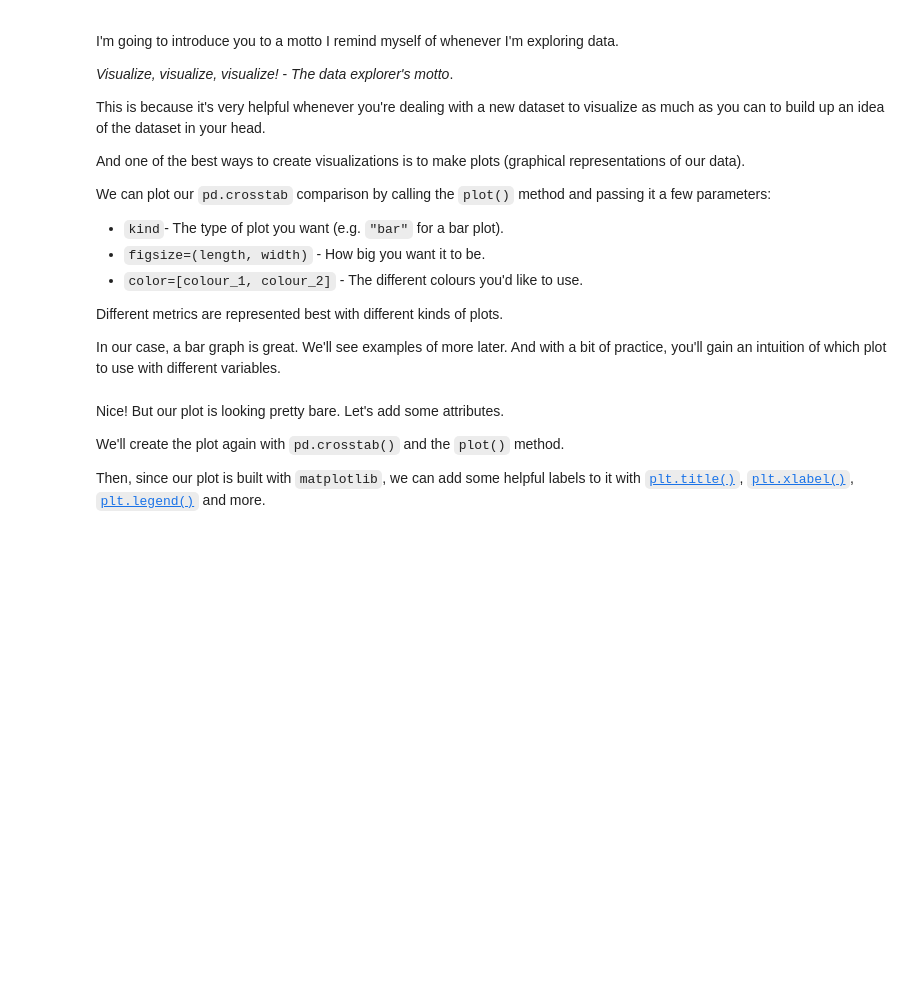
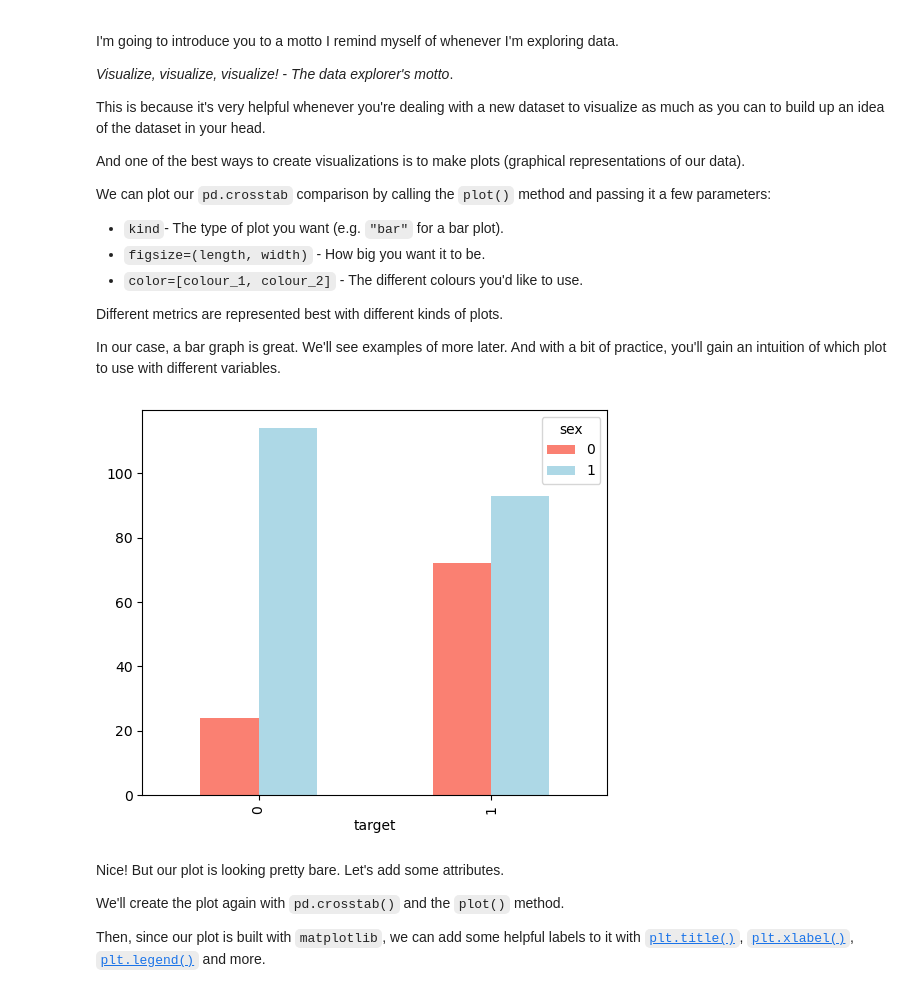
Before and after one commit to Eleanor-git/Hear-Disease-Classification, a Jupyter notebook: end-to-end-heart-disease-classification.ipynb, the cells around one changed output. Drawn from its saved outputs; the diff is of its cells as text; code cells hidden in the pictures; blank space fills up the shorter version.

```diff
--- a/end-to-end-heart-disease-classification.ipynb
+++ b/end-to-end-heart-disease-classification.ipynb
@@ -447,8 +454,10 @@ In our case, a bar graph is great. We'll see examples of more later. And with a
 # %%
 # Create a plot
 pd.crosstab(df.target, df.sex).plot(kind="bar",
-                                    figsize=(10,6),
+                                    figsize=(6,5),
                                     color=["salmon", "lightblue"]);
+# %% [output]
+[figure, added]
 # %% [markdown]
 Nice! But our plot is looking pretty bare. Let's add some attributes.
 
```
Also changed, not shown: parts of 14 cells of this notebook.
